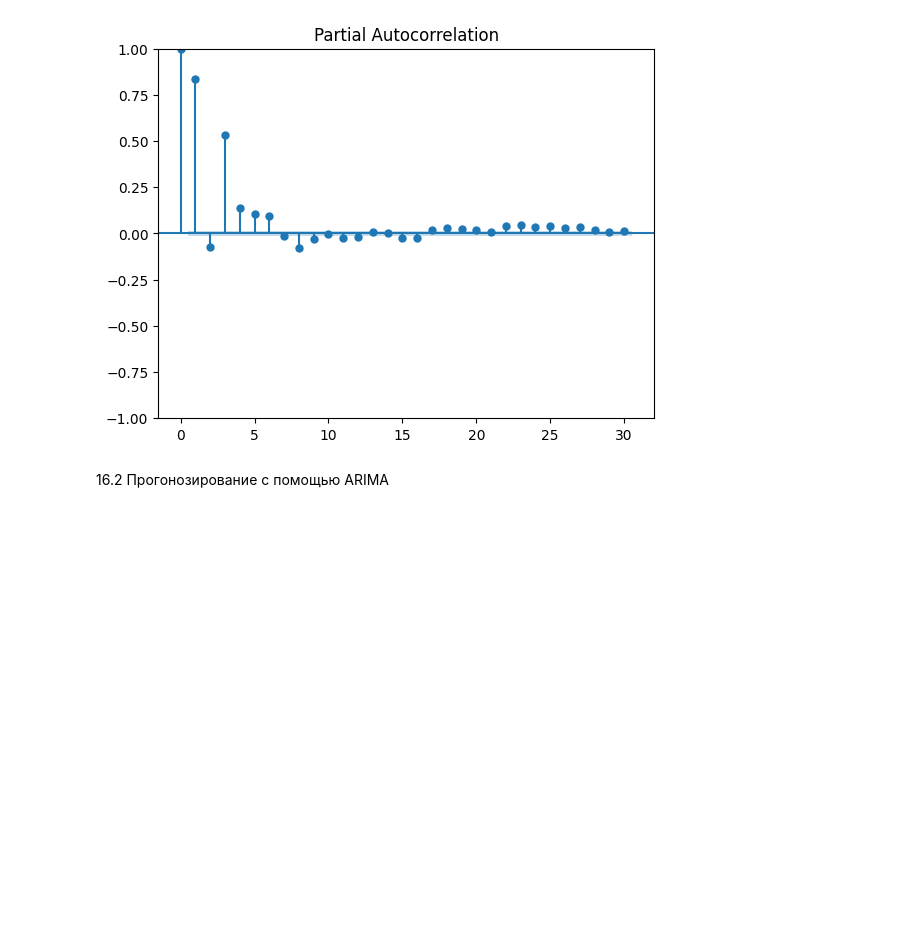
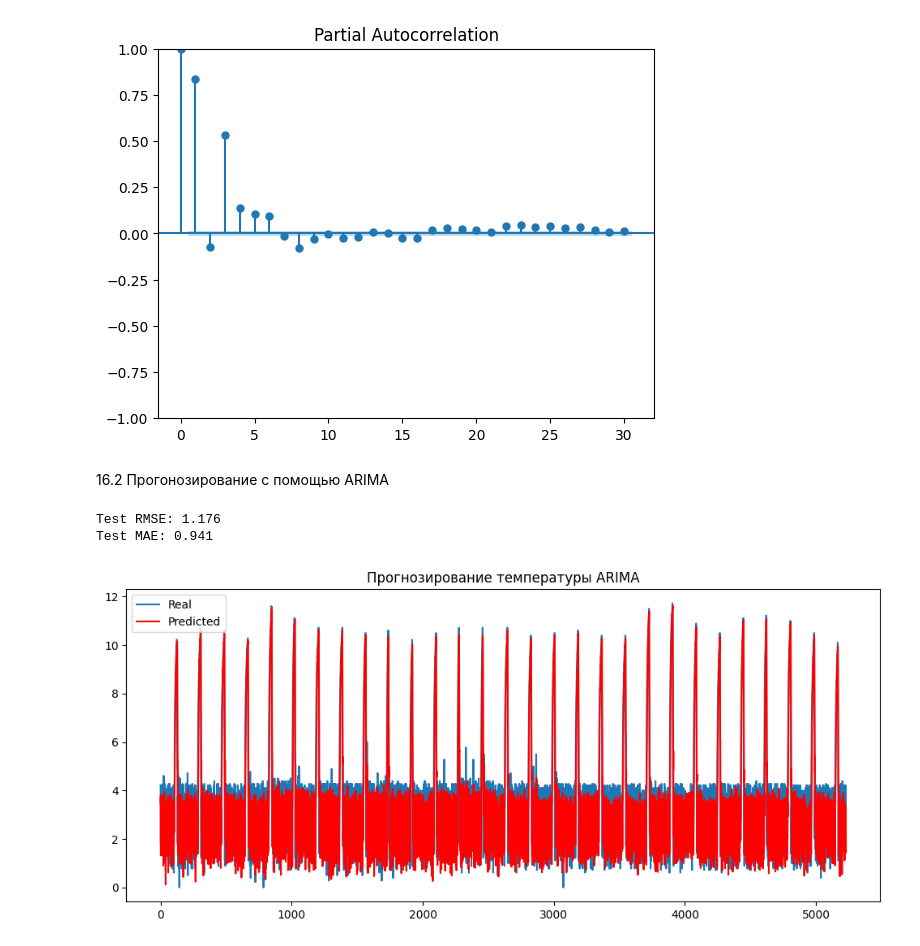
Before and after one commit to Lil-Poha/analise_data, a Jupyter notebook: 2_task/task2.ipynb, the cells around one changed output. Cells and saved outputs as stored; diff of their text form; code cells hidden in the pictures; blank space fills up the shorter version.

```diff
--- a/2_task/task2.ipynb
+++ b/2_task/task2.ipynb
@@ -527,0 +535,38 @@ plt.show()
+# %%
+df_limited = df_third
+
+X = df_limited['Temperature'].values
+size = int(len(X) * 0.80)
+train, test = X[0:size], X[size:]
+
+history = list(train)
+predictions = []
+
+
+p, d, q = 2, 1, 2
+
+for t in range(len(test)):
+    model = ARIMA(history, order=(p, d, q))
+    model_fit = model.fit()
+    output = model_fit.forecast()
+    yhat = output[0]
+    predictions.append(yhat)
+    history.append(test[t])
+
+
+rmse = sqrt(mean_squared_error(test, predictions))
+mae = mean_absolute_error(test, predictions)
+print(f'Test RMSE: {rmse:.3f}')
+print(f'Test MAE: {mae:.3f}')
+
+
+plt.figure(figsize=(12, 5))
+plt.plot(test, label='Real')
+plt.plot(predictions, color='red', label='Predicted')
+plt.legend()
+plt.title('Прогнозирование температуры ARIMA')
+plt.show()
+# %% [output]
+Test RMSE: 1.176
+Test MAE: 0.941
+[figure, added]
```
Also changed, not shown: parts of 1 cell of this notebook.
